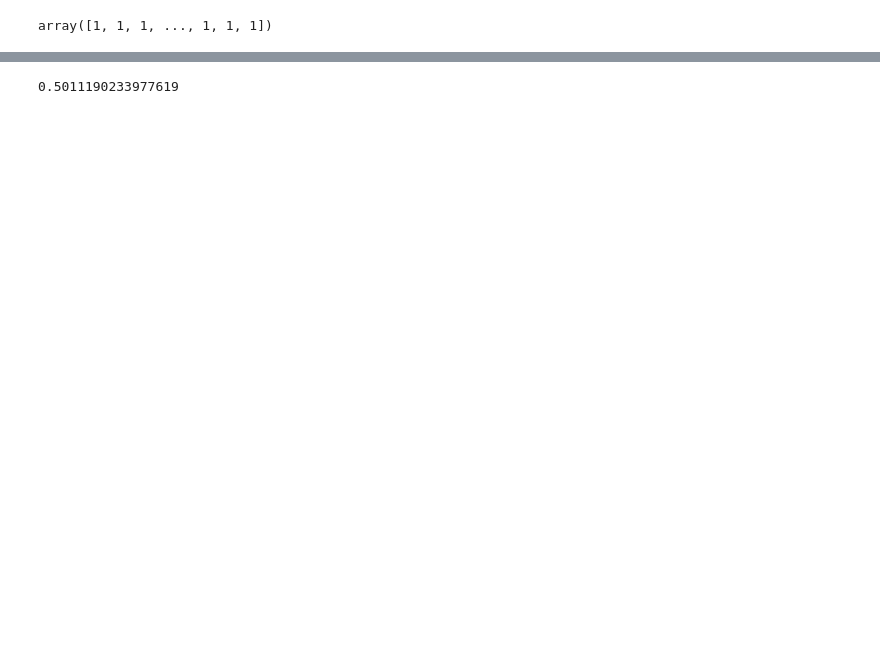
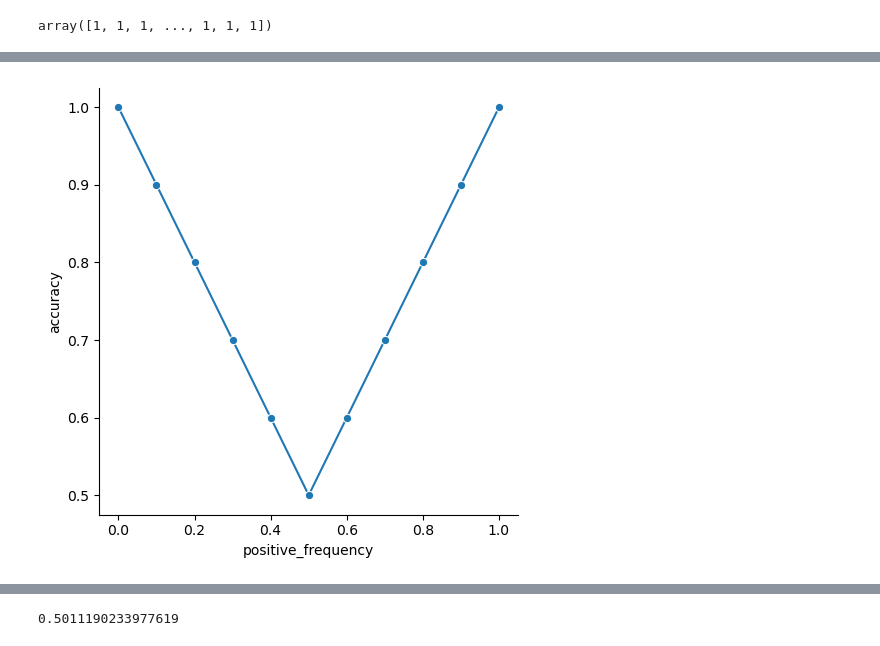
Before and after one commit to spenceforce/NLP-Simple-to-Spectacular, a Jupyter notebook: chapter/02_baseline/baseline_classifier.ipynb, the cells around one changed output, grey strips where cells are left out. Drawn from its saved outputs; the diff is of its cells as text; code cells hidden in the pictures; blank space fills up the shorter version.

Commit message:
feat: finish first version of baseline classifier chapter

```diff
--- a/chapter/02_baseline/baseline_classifier.ipynb
+++ b/chapter/02_baseline/baseline_classifier.ipynb
@@ -44,10 +44,11 @@ import numpy as np
 from nlpbook import get_train_test_data
 
 train_df, test_df = get_train_test_data()
-X_train, y_train = train_df[['review']], train_df['label']
+y_train = train_df["label"]
+y_test = test_df["label"]
 predicted_output = y_train.value_counts().idxmax()
 # `predicted_output` is the most common label in the train set.
-pred = np.full(len(test_df), predicted_output)
+pred = np.full(len(y_test), predicted_output)
 pred
 # %% [output]
 array([1, 1, 1, ..., 1, 1, 1])
@@ -57,0 +89,4 @@ Our predictions on the test set are all 1 because that's the most common label i
+# %%
+def accuracy(y, y_pred):
+    y, y_pred = np.array(y), np.array(y_pred)
+    return np.sum(y == y_pred) / len(y)
@@ -57,0 +105,34 @@ Our predictions on the test set are all 1 because that's the most common label i
+# %%
+# | echo: false
+import pandas as pd
+import seaborn as sns
+
+
+def plot_metric(metric_fn):
+    metric_label = metric_fn.__name__
+    model = BaselineClassifier()
+    data = []
+    for i in range(0, 101, 10):
+        labels = [1] * i + [0] * (100 - i)
+        model.fit(labels, labels)
+        y_test = labels
+        data.append(
+            {
+                "positive_frequency": i / 100,
+                metric_label: metric_fn(y_test, model.predict(y_test)),
+            }
+        )
+
+    sns.relplot(
+        pd.DataFrame(data),
+        x="positive_frequency",
+        y=metric_label,
+        kind="line",
+        markers=True,
+        marker="o",
+    )
+
+
+plot_metric(accuracy)
+# %% [output]
+[figure, added]
```
Also changed, not shown: parts of 16 cells of this notebook.
